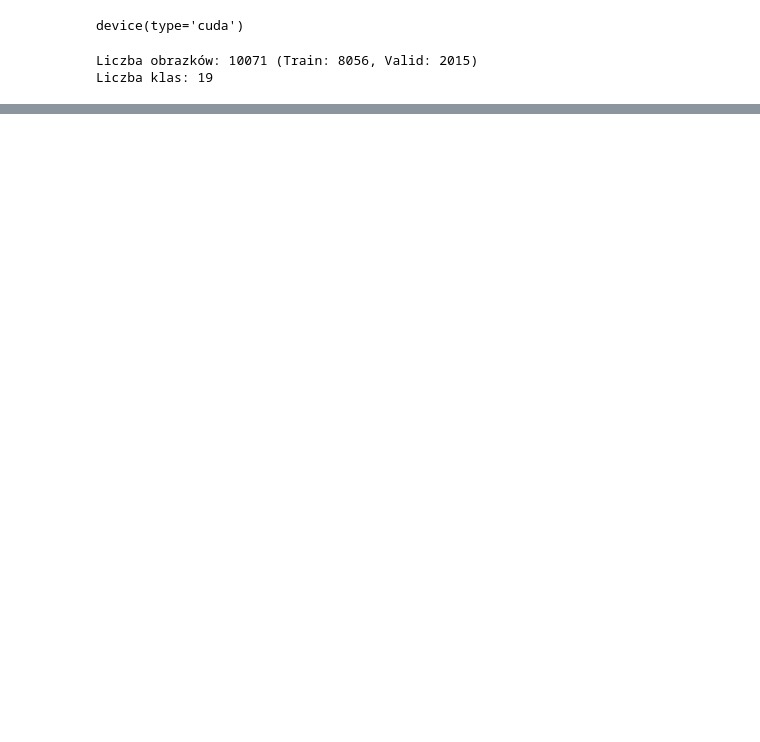
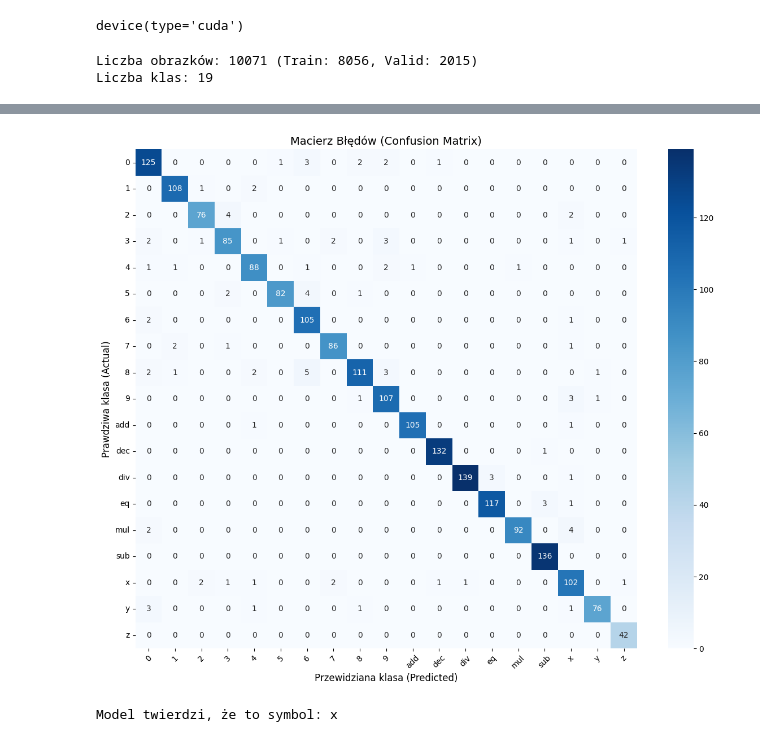
Before and after one commit to Bafciorz/drawing_calc, a Jupyter notebook: model/CNN_kalkulator.ipynb, the cells around one changed output, grey strips where cells are left out. Saved outputs shown, nothing was run; the diff lists cells and outputs as text; code cells hidden in the pictures; blank space fills up the shorter version.

Commit message:
added confusion matrix and checking model

```diff
--- a/model/CNN_kalkulator.ipynb
+++ b/model/CNN_kalkulator.ipynb
@@ -159,0 +160,66 @@ Epoch 40/40, train loss: 0.0305, train metric: 0.9952, valid metric: 0.9489
+# %%
+import matplotlib.pyplot as plt
+import seaborn as sns
+confmat = torchmetrics.ConfusionMatrix(
+    task="multiclass",
+    num_classes=num_classes
+).to(device)
+
+model.eval()
+all_preds = []
+all_targets = []
+
+with torch.no_grad():
+    for X_batch, y_batch in valid_loader:
+        X_batch = X_batch.to(device)
+
+        y_pred = model(X_batch)
+        preds = torch.argmax(y_pred, dim=1)
+
+        all_preds.append(preds)
+        all_targets.append(y_batch.to(device))
+
+all_preds = torch.cat(all_preds)
+all_targets = torch.cat(all_targets)
+
+cm = confmat(all_preds, all_targets).cpu().numpy()
+
+plt.figure(figsize=(12, 10))
+
+class_names = full_dataset.classes
+
+sns.heatmap(
+    cm,
+    annot=True,
+    fmt="d",
+    cmap="Blues",
+    xticklabels=class_names,
+    yticklabels=class_names
+)
+
+plt.xlabel("Przewidziana klasa (Predicted)", fontsize=12)
+plt.ylabel("Prawdziwa klasa (Actual)", fontsize=12)
+plt.title("Macierz Błędów (Confusion Matrix)", fontsize=14)
+plt.xticks(rotation=45)
+plt.yticks(rotation=0)
+plt.tight_layout()
+plt.show()
+# %% [output]
+[figure, added]
+# %%
+from PIL import Image
+
+def predict_custom_image(image_path, model, transform, class_names):
+    model.eval()
+    img = Image.open(image_path)
+    img_tensor = transform(img).unsqueeze(0).to(device)
+    with torch.no_grad():
+        output = model(img_tensor)
+        pred_idx = torch.argmax(output, dim=1).item()
+
+    return class_names[pred_idx]
+
+my_symbol = predict_custom_image('test_plus.png', model, transform, full_dataset.classes)
+print(f"Model twierdzi, że to symbol: {my_symbol}")
+# %% [output]
+Model twierdzi, że to symbol: x
```
Also changed, not shown: parts of 1 cell of this notebook.
